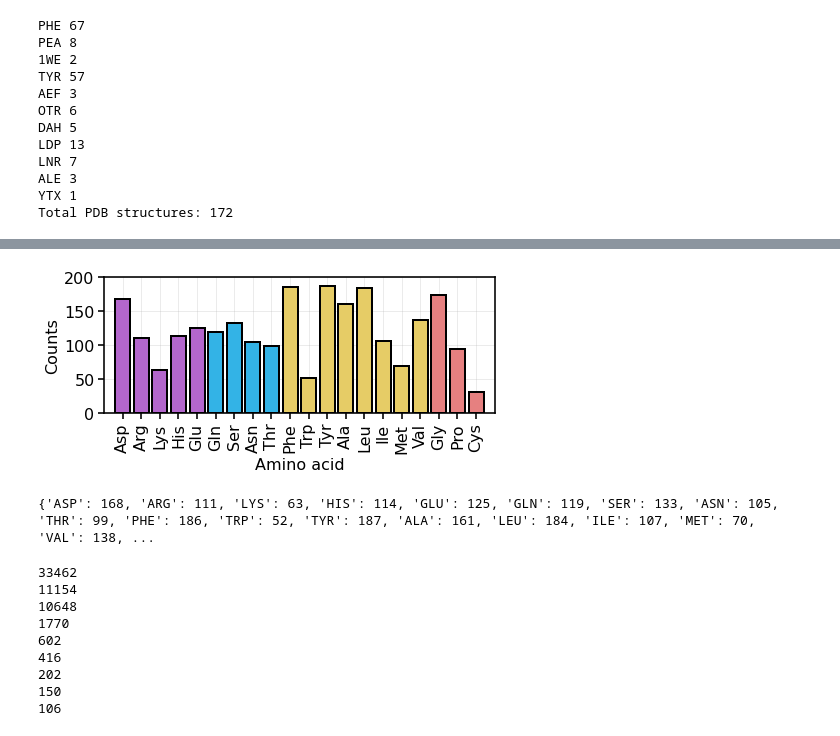
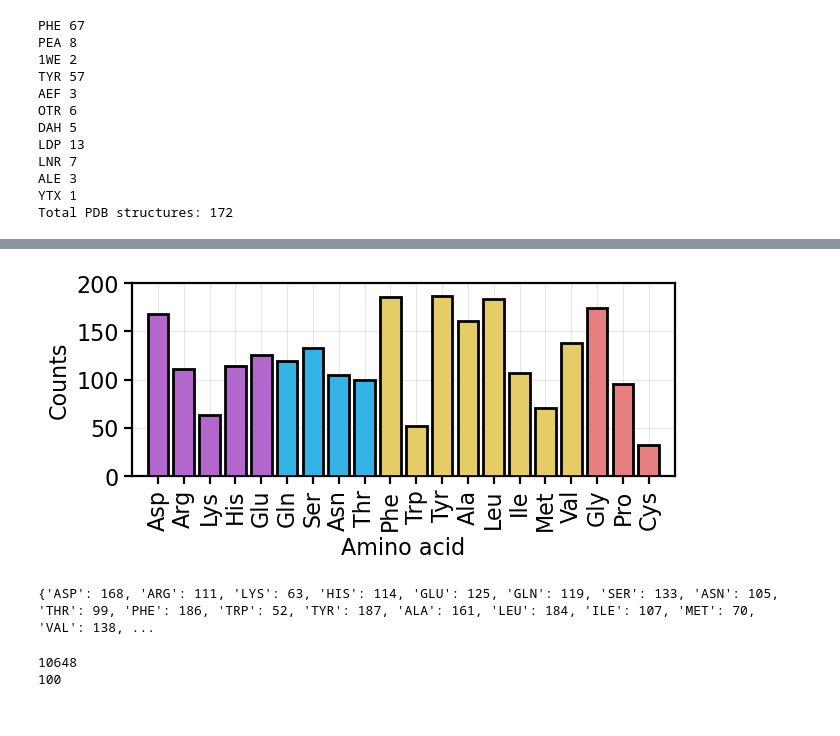
Before and after one commit to cebasfu93/NanoScreener, a Jupyter notebook: PDB/Interaction_patterns.ipynb, the cells around one changed output, grey strips where cells are left out. Drawn from its saved outputs; the diff is of its cells as text; code cells hidden in the pictures.

```diff
--- a/PDB/Interaction_patterns.ipynb
+++ b/PDB/Interaction_patterns.ipynb
@@ -166,27 +166,27 @@ Strange residue: HOH
 # %%
 # Plot frequency of each amino acid in all the crystals analyzed
 c_charge = [(0.7,0.4,0.8)]*5
 c_polar = [(0.2,0.7,0.9)]*4
 c_phobic = [(0.9,0.8,0.4)]*8
 c_special = [(0.9,0.5,0.5)]*3
 colors = c_charge + c_polar + c_phobic + c_special
 
 fig, ax = plt.subplots(figsize=(7,2.5))
 ax.tick_params(labelsize=Z, size=6, width=1.6)
 ax.set_ylim(0,200)
 ax.set_xlim(-1,20)
 ax.grid(alpha=0.3, zorder=1)
 ax.set_xticklabels([k[0]+k[1:].lower() for k in frequencies.keys()], rotation=90)
 ax.set_xlabel("Amino acid", fontsize=Z)
 ax.set_ylabel("Counts", fontsize=Z)
 ax.bar(frequencies.keys(), frequencies.values(), zorder=3, color=colors, edgecolor='k', lw=2)
-plt.savefig("bindingsites.png", format='png', dpi=300, bbox_inches='tight')
-plt.savefig("bindingsites.svg", format='svg', bbox_inches='tight')
-svg2emf("bindingsites.svg")
+# plt.savefig("bindingsites.png", format='png', dpi=300, bbox_inches='tight')
+# plt.savefig("bindingsites.svg", format='svg', bbox_inches='tight')
+# svg2emf("bindingsites.svg")
 plt.show()
 plt.close()
 # %% [output]
-[figure, old version]
+[figure, new version]
 # %%
 print(frequencies)
 # %% [output]
@@ -199,51 +199,29 @@ def filter_q(aa):
     N=0
     for a1, a2, a3 in aa_comb:
         Q = charges.get(a1, 0) + charges.get(a2, 0) + charges.get(a3,0)
-        if Q==-1 and (a3 == "ASP" or a3=="GLU"):
+        if Q==-1 and a3 == "ASP" and charges.get(a1, 0) == 0 and charges.get(a2, 0) == 0:
             N+=1
     return N
 import itertools
 
 AA = ['ALA', 'ARG', 'ASN', 'ASP', 'CYS', 'GLN', 'GLU', 'GLY', 'HID', 'HIE', 'HIP', 'ILE', 'LEU', 'LYS', 'MET', 'PHE', 'PRO', 'SER', 'THR', 'TRP', 'TYR', 'VAL']
 charges = {'ARG': 1, 'LYS': 1, 'HIP':1, 'ASP':-1, 'GLU':-1}
-A1 = list(itertools.product(AA, repeat=1))
-A2 = list(itertools.product(AA, repeat=2))
 A3 = list(itertools.product(AA, repeat=3))
-n1 = len(A1)
-n2 = len(A2)
 n3 = len(A3)
-print((n1+n2+n3)*3)
-print((n1+n2+n3))
 print(n3)
-N=0
-for a1, a2, a3 in A3:
-    Q = charges.get(a1, 0) + charges.get(a2, 0) + charges.get(a3,0)
-    if Q==-1:
-        N+=1
-print(N)
-print(filter_q(AA))
+
 # These residues would result in too polar or synthetically complicated nanoparticles
 AA.remove("HID")
 AA.remove("HIE")
 AA.remove("CYS")
-print(filter_q(AA))
 # Glu is excluded because for redundancy with Asp
 AA.remove("GLU")
-print(filter_q(AA))
 # The next 4 are excluded for redundancy with other amino acids already included
 AA.remove("MET")
 AA.remove("VAL")
-print(filter_q(AA))
 AA.remove("THR")
 AA.remove("ASN")
 print(filter_q(AA))
 # %% [output]
-33462
-11154
 10648
-1770
-602
-416
-202
-150
-106
+100
```
Also changed, not shown: 6 other files.
